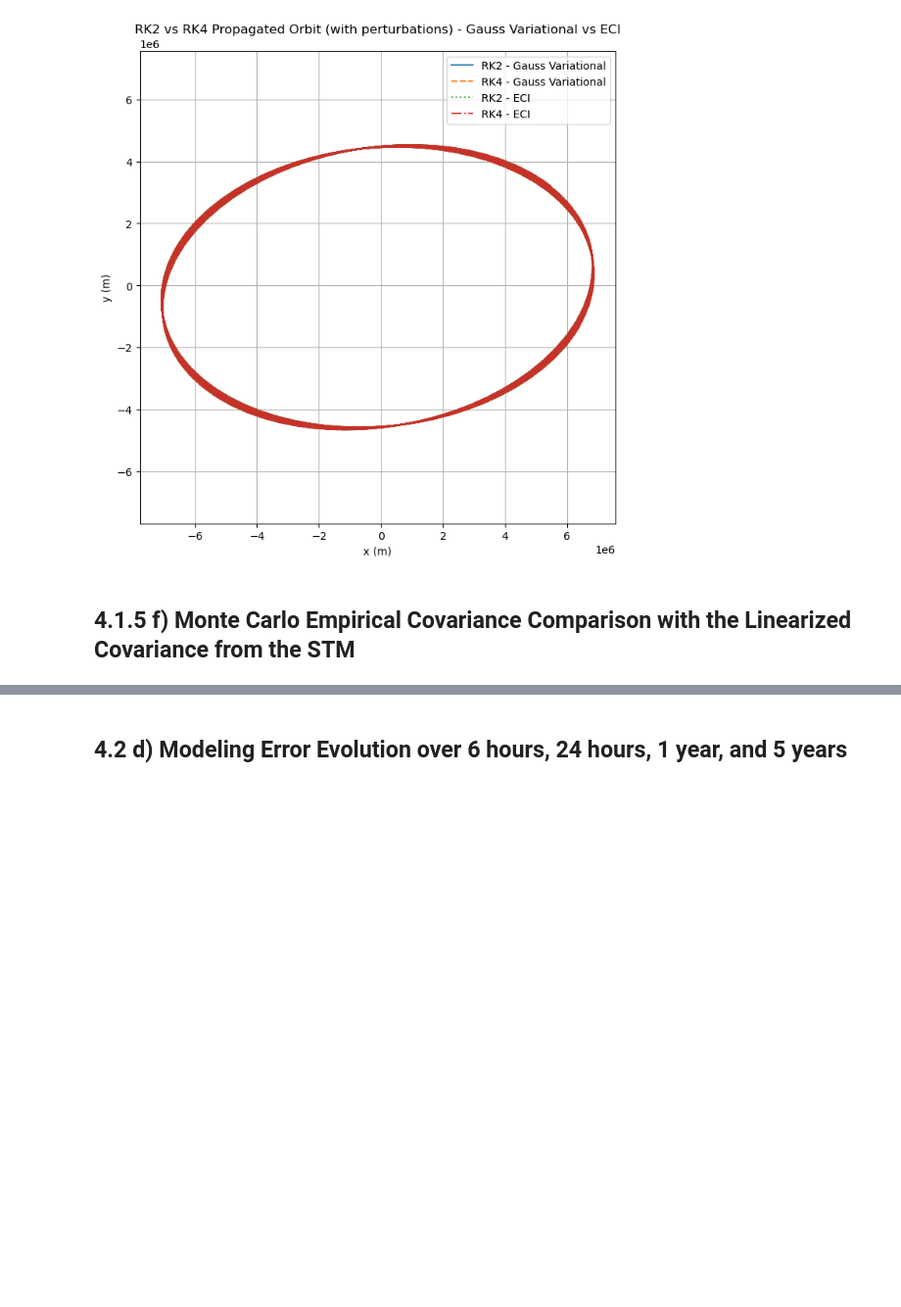
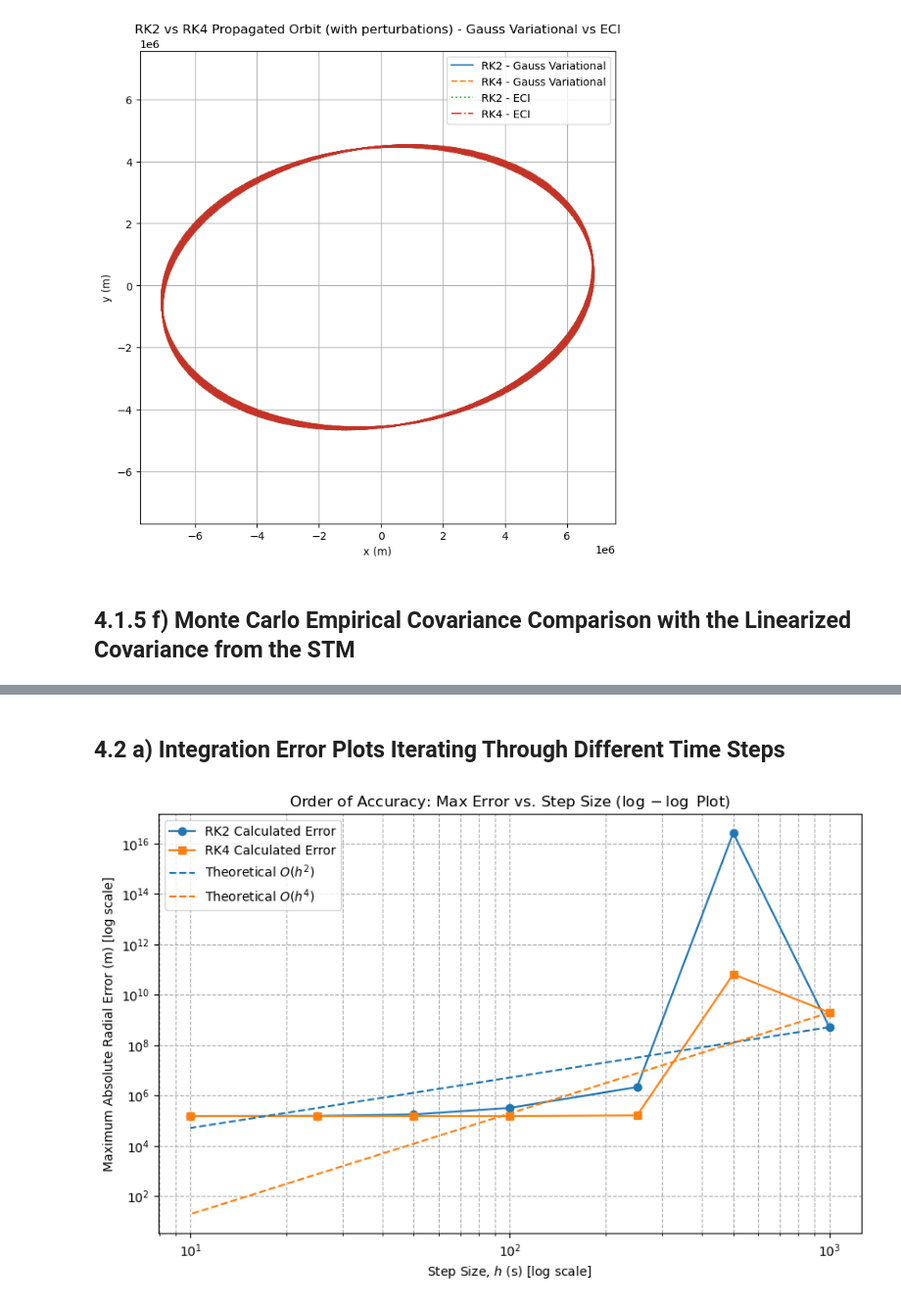
Before and after one commit to vbigattini/MECH309-FINALPROJECT, a Jupyter notebook: MECH309-FINALPROJECT.ipynb, the cells around one changed output, grey strips where cells are left out. Shown at 98% size. Cells and saved outputs as stored; diff of their text form; code cells hidden in the pictures; blank space fills up the shorter version.

```diff
--- a/MECH309-FINALPROJECT.ipynb
+++ b/MECH309-FINALPROJECT.ipynb
@@ -1599,2 +1599,49 @@ plt.show()
 # %% [markdown]
-## 4.2 d) Modeling Error Evolution over 6 hours, 24 hours, 1 year, and 5 years
+## 4.2 a) Integration Error Plots Iterating Through Different Time Steps
+# %%
+H_TEST = np.array([1000.0, 500.0, 250.0, 100.0, 50.0, 25.0, 10.0])
+
+y_ref = y_ivp
+r_ref = norm(y_ref[:, :3], axis=1)
+
+error_rk2 = np.zeros_like(H_TEST, dtype=float)
+error_rk4 = np.zeros_like(H_TEST, dtype=float)
+
+dydt_func = lambda t, y: two_body_equation(t, y, pert)
+
+for i, h_test in enumerate(H_TEST):
+    # RK2 Propagation
+    t_rk2_test, y_rk2_test = rk2_propagation(dydt_func, t0, tf, y0, h_test)
+    r_rk2_test = norm(y_rk2_test[:, :3], axis=1)
+
+    r_rk2_interp = np.interp(t_ivp, t_rk2_test, r_rk2_test)
+
+    error_rk2[i] = np.max(np.abs(r_rk2_interp - r_ref))
+
+
+    # RK4 Propagation
+    t_rk4_test, y_rk4_test = rk4_propagation(dydt_func, t0, tf, y0, h_test)
+    r_rk4_test = norm(y_rk4_test[:, :3], axis=1)
+
+    r_rk4_interp = np.interp(t_ivp, t_rk4_test, r_rk4_test)
+
+    error_rk4[i] = np.max(np.abs(r_rk4_interp - r_ref))
+
+
+plt.figure(figsize=(10, 6))
+
+plt.loglog(H_TEST, error_rk2, 'o-', label='RK2 Calculated Error')
+plt.loglog(H_TEST, error_rk4, 's-', label='RK4 Calculated Error')
+
+# Theoretical error plots for RK2 and RK4 solvers
+plt.loglog(H_TEST, error_rk2[0] * (H_TEST / H_TEST[0])**2, '--', color='C0', label='Theoretical $O(h^2)$')
+plt.loglog(H_TEST, error_rk4[0] * (H_TEST / H_TEST[0])**4, '--', color='C1', label='Theoretical $O(h^4)$')
+
+plt.xlabel("Step Size, $h$ (s) [log scale]")
+plt.ylabel("Maximum Absolute Radial Error (m) [log scale]")
+plt.title("Order of Accuracy: Max Error vs. Step Size ($\log-\log$ Plot)")
+plt.grid(True, which="both", ls="--")
+plt.legend()
+plt.show()
+# %% [output]
+[figure, added]
```
Also changed, not shown: parts of 3 cells of this notebook.
